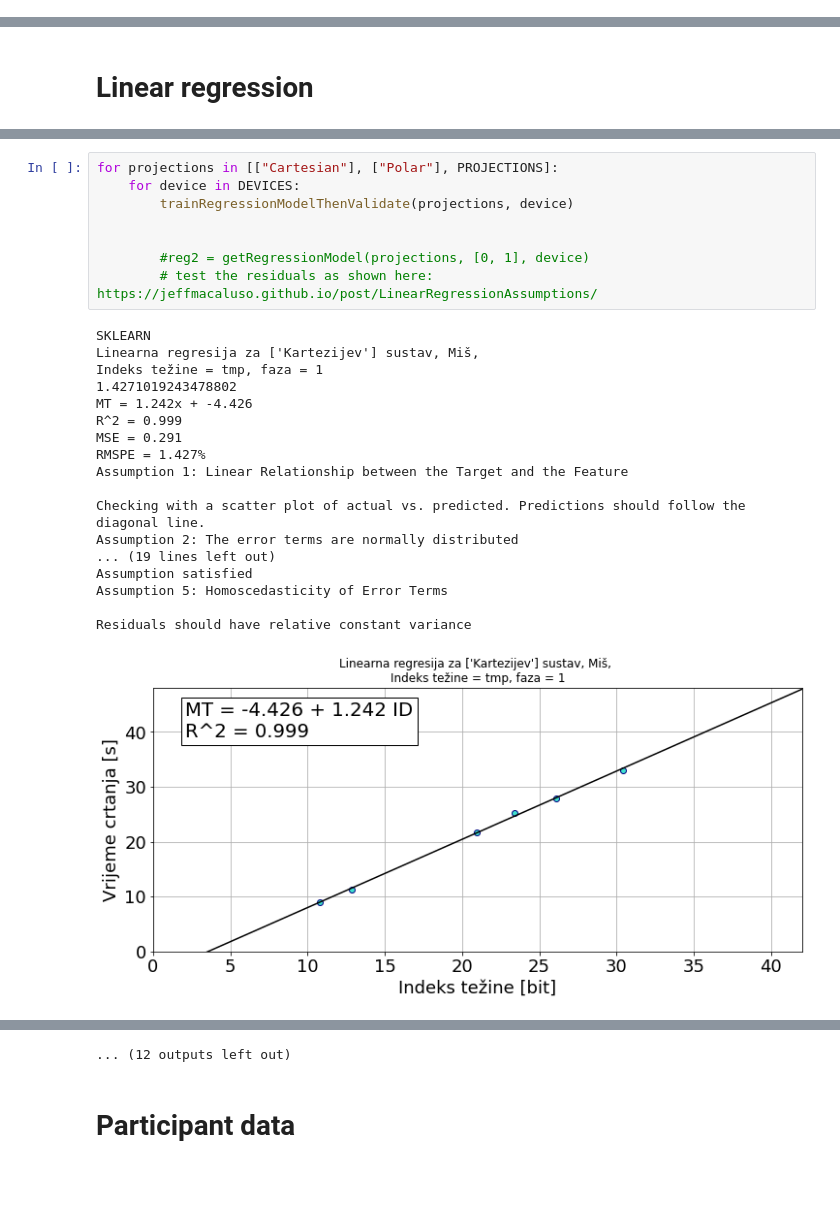
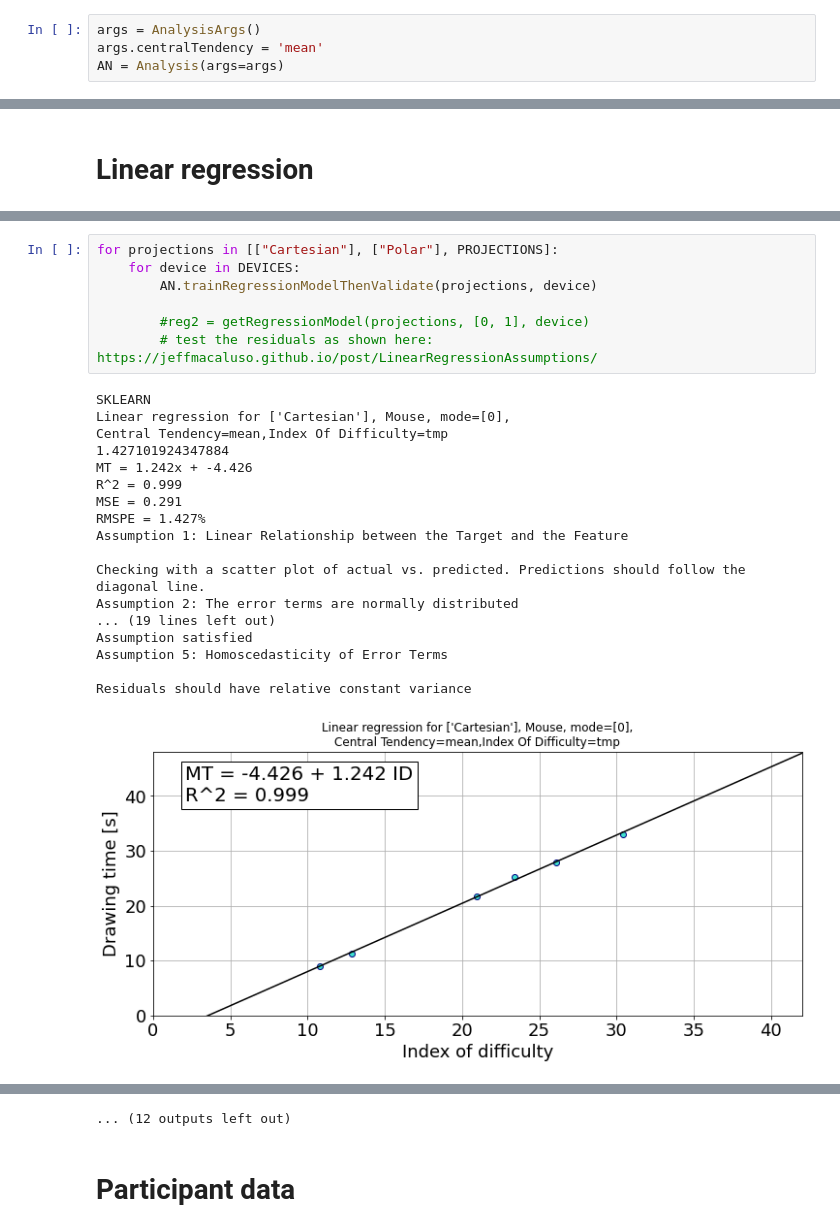
Before and after one commit to mnapravnik/Efficiency-of-dragging-gestures, a Jupyter notebook: analysis/Analysis - Izborni projekt.ipynb, the cells around one changed output, grey strips where cells are left out. Cells and saved outputs as stored; diff of their text form; blank space fills up the shorter version.

Commit message:
refactor linear regression parts

```diff
--- a/analysis/Analysis - Izborni projekt.ipynb
+++ b/analysis/Analysis - Izborni projekt.ipynb
@@ -52,3 +33,7 @@ funcIoDs = {
+# %%
+args = AnalysisArgs()
+args.centralTendency = 'mean'
+AN = Analysis(args=args)
 # %%
 # prepare folders and erase all figures
 # only remove folders which are going to be changed by executing this script
@@ -687,30 +105,29 @@ def trainRegressionModelThenValidate(projections, device):
 # %%
 for projections in [["Cartesian"], ["Polar"], PROJECTIONS]:
     for device in DEVICES:
-        trainRegressionModelThenValidate(projections, device)
-
+        AN.trainRegressionModelThenValidate(projections, device)
 
         #reg2 = getRegressionModel(projections, [0, 1], device)
         # test the residuals as shown here: https://jeffmacaluso.github.io/post/LinearRegressionAssumptions/
 # %% [output]
 SKLEARN
-Linearna regresija za ['Kartezijev'] sustav, Miš,
-Indeks težine = tmp, faza = 1
-1.4271019243478802
+Linear regression for ['Cartesian'], Mouse, mode=[0],
+Central Tendency=mean,Index Of Difficulty=tmp
+1.427101924347884
 MT = 1.242x + -4.426
 R^2 = 0.999
 MSE = 0.291
 RMSPE = 1.427%
 Assumption 1: Linear Relationship between the Target and the Feature
 
 Checking with a scatter plot of actual vs. predicted. Predictions should follow the diagonal line.
 Assumption 2: The error terms are normally distributed
 ... (19 lines left out)
 Assumption satisfied
 Assumption 5: Homoscedasticity of Error Terms
 
 Residuals should have relative constant variance
-[figure, old version]
+[figure, new version]
 Assumption 1: Linear Relationship between the Target and the Feature
 
 Checking with a scatter plot of actual vs. predicted. Predictions should follow the diagonal line.
```
Also changed, not shown: parts of 14 cells of this notebook, 15 other files.
